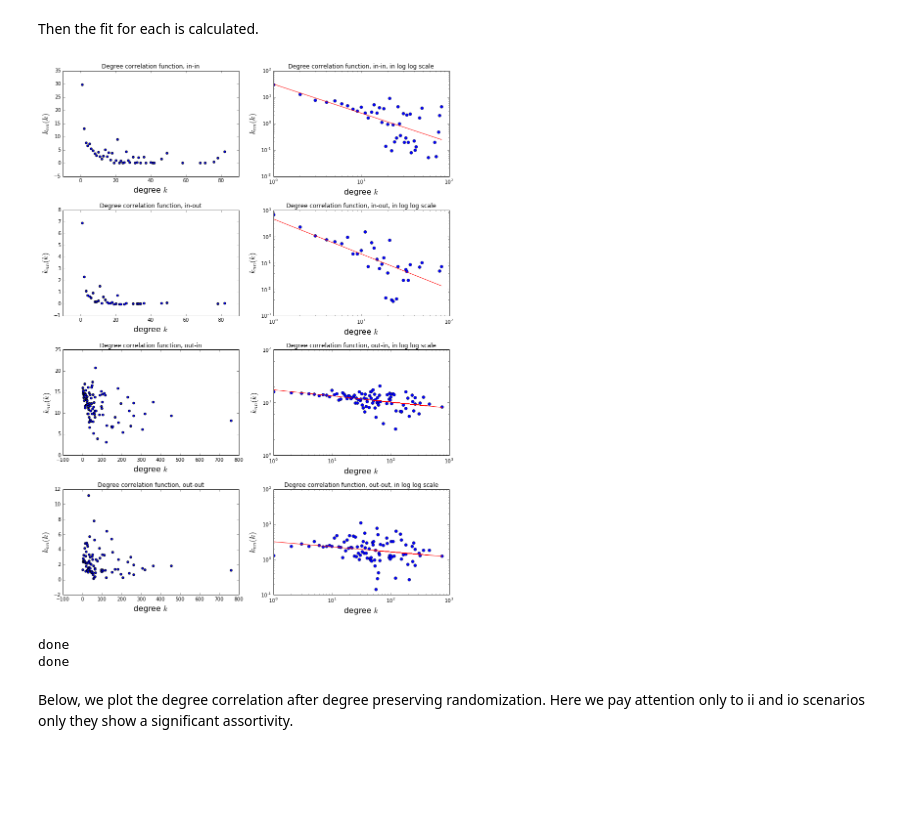
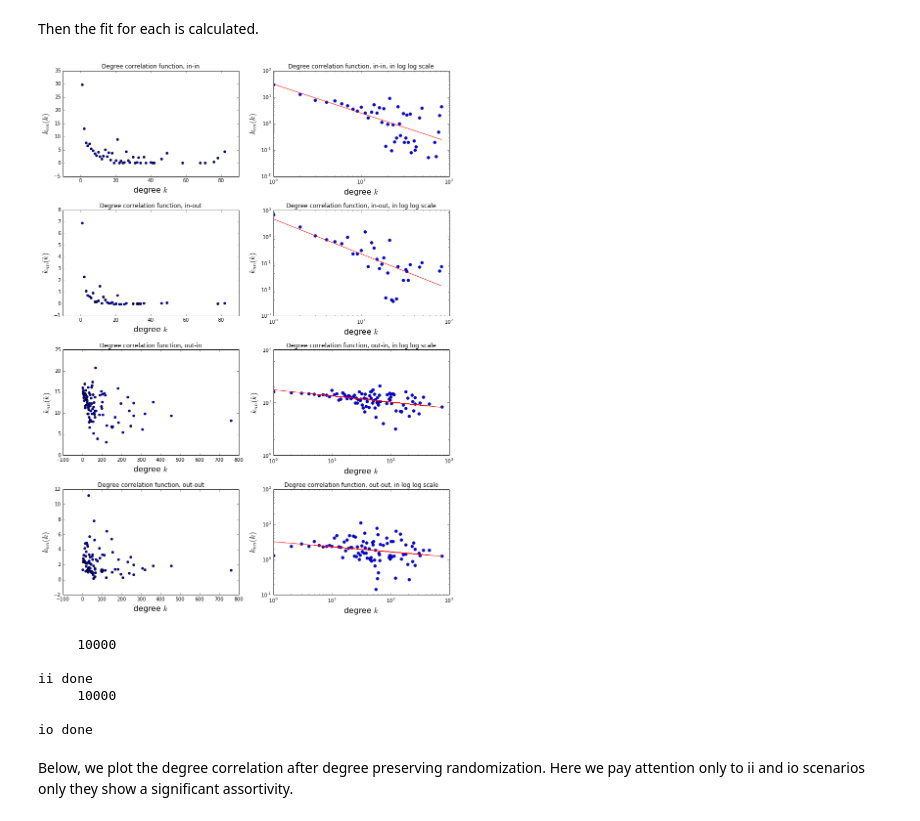
Before and after one commit to PtrTeixeira/NetSci, a Jupyter notebook: Project.ipynb, the cells around one changed output. Saved outputs shown, nothing was run; the diff lists cells and outputs as text; code cells hidden in the pictures; blank space fills up the shorter version.

```diff
--- a/Project.ipynb
+++ b/Project.ipynb
@@ -345,7 +348,7 @@ np.savetxt('io.txt', (kio, knnio))
 np.savetxt('oi.txt', (koi, knnoi))
 np.savetxt('oo.txt', (koo, knnoo))
 # %%
-fig = plt.figure(figsize=(12,16))
+fig1 = plt.figure(figsize=(12,16))
 
 ###################### In-In #####################################
 plt.subplot(421)
@@ -382,37 +385,37 @@ plt.subplot(425)
 plt.scatter(koi, knnoi)
 plt.xlabel(r"degree $k$", fontsize=16)
 plt.ylabel(r"$k_{nn}(k)$", fontsize=16)
 plt.title('Degree correlation function, out-in')
 
 plt.subplot(426)
 plt.loglog(koi, knnoi, marker='o', linestyle='none')
 plt.loglog(koi, knnoi_fit, color='red')
 plt.xlabel(r"degree $k$", fontsize=16)
 plt.ylabel(r"$k_{nn}(k)$", fontsize=16)
 plt.title('Degree correlation function, out-in, in log log scale')
 
 ###################### Out-Out #####################################
 
 plt.subplot(427)
 plt.scatter(koo, knnoo)
 plt.xlabel(r"degree $k$", fontsize=16)
 plt.ylabel(r"$k_{nn}(k)$", fontsize=16)
 plt.title('Degree correlation function, out-out')
 
 plt.subplot(428)
 plt.loglog(koo, knnoo, marker='o', linestyle='none')
 plt.loglog(koo, knnoo_fit, color='red')
 plt.xlabel(r"degree $k$", fontsize=16)
 plt.ylabel(r"$k_{nn}(k)$", fontsize=16)
 plt.title('Degree correlation function, out-out, in log log scale')
 
 plt.tight_layout()
 plt.show()
-#fig.savefig('DegCor.png')
+fig1.savefig('DegCor.png')
 # %% [output]
-[figure, old version]
+[figure, new version]
 # %%
-nswaps = 1000
+nswaps = 10000
 Gtemp = G.copy()  # Create a copy for degree preserving randomization
 deg_pres_rand(Gtemp, nswaps)
 kii_t, knnii_t = calculate_deg_cor_func(Gtemp, 'ii')
@@ -422,8 +425,12 @@ deg_pres_rand(Gtemp, nswaps)
 kio_t, knnio_t = calculate_deg_cor_func(Gtemp, 'io')
 print('io done')
 # %% [output]
-done
-done
+     10000
+
+ii done
+     10000
+
+io done
 # %% [markdown]
 Below, we plot the degree correlation after degree preserving randomization. Here we pay attention only to ii and io scenarios only they show a significant assortivity.
 # %%
```
Also changed, not shown: parts of 3 cells of this notebook.
